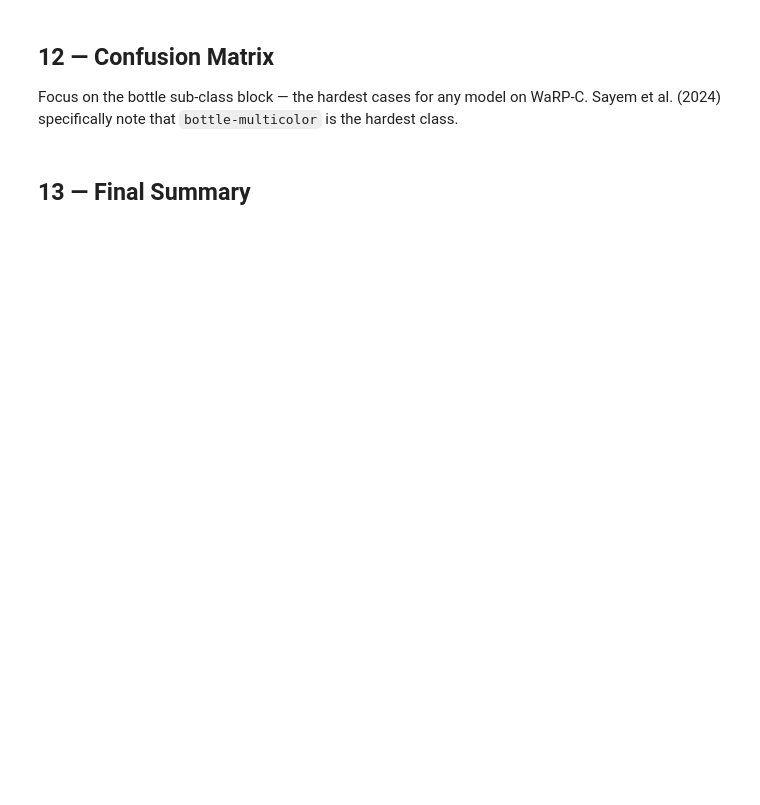
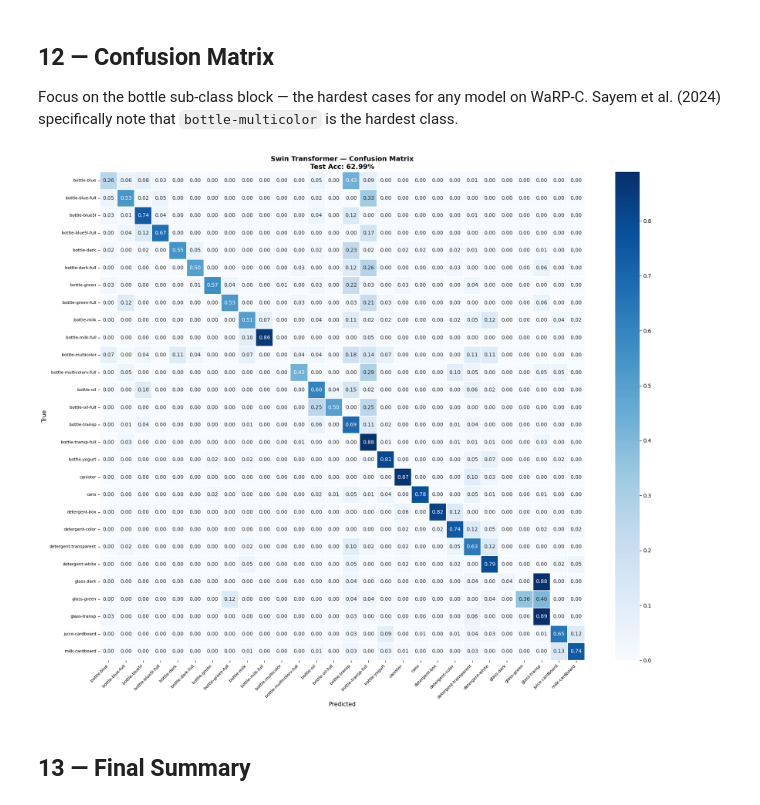
Before and after one commit to elmehdiziate/Waste-Classification, a Jupyter notebook: Notebook/Swin.ipynb, the cells around one changed output. Drawn from its saved outputs; the diff is of its cells as text; code cells hidden in the pictures; blank space fills up the shorter version.

Commit message:
swin changes

```diff
--- a/Notebook/Swin.ipynb
+++ b/Notebook/Swin.ipynb
@@ -635,21 +659,23 @@ Sayem et al. (2024) specifically note that `bottle-multicolor` is the hardest cl
 # %%
 cm      = confusion_matrix(all_labels, all_preds)
 cm_norm = cm.astype(float) / cm.sum(axis=1, keepdims=True)
 
 fig, ax = plt.subplots(figsize=(18, 15))
 sns.heatmap(cm_norm, annot=True, fmt='.2f', cmap='Blues',
             xticklabels=CLASS_NAMES, yticklabels=CLASS_NAMES,
             linewidths=0.3, ax=ax)
 ax.set_xlabel('Predicted', fontsize=11)
 ax.set_ylabel('True', fontsize=11)
-ax.set_title(f'Swin Transformer — Confusion Matrix\nTest Acc: {top1_acc:.2f}%  TTA: {tta_acc:.2f}%',
+ax.set_title(f'Swin Transformer — Confusion Matrix\nTest Acc: {top1_acc:.2f}%',
              fontsize=13, fontweight='bold')
 plt.xticks(rotation=45, ha='right', fontsize=8)
 plt.yticks(rotation=0, fontsize=8)
 plt.tight_layout()
 fig.savefig(root / 'Dataset/figures/swin_confusion_matrix.png',
             dpi=150, bbox_inches='tight')
 plt.show()
+# %% [output]
+[figure, added]
 # %% [markdown]
 ## 13 — Final Summary
 # %%
```
Also changed, not shown: parts of 3 cells of this notebook.
